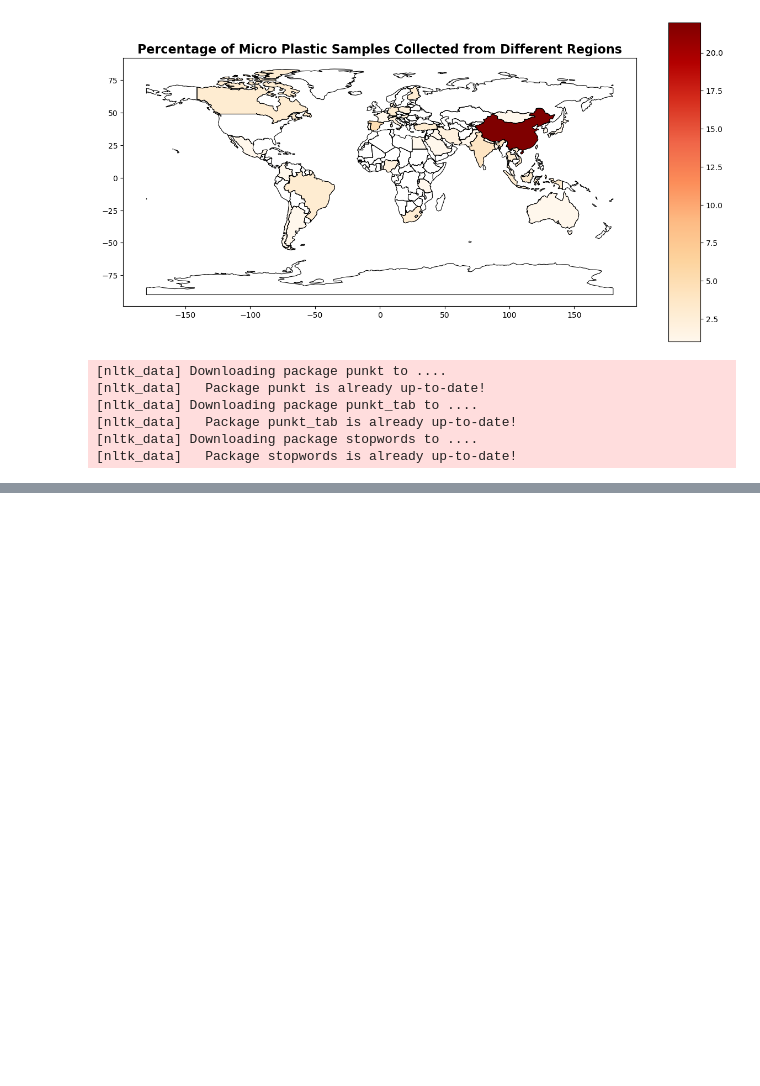
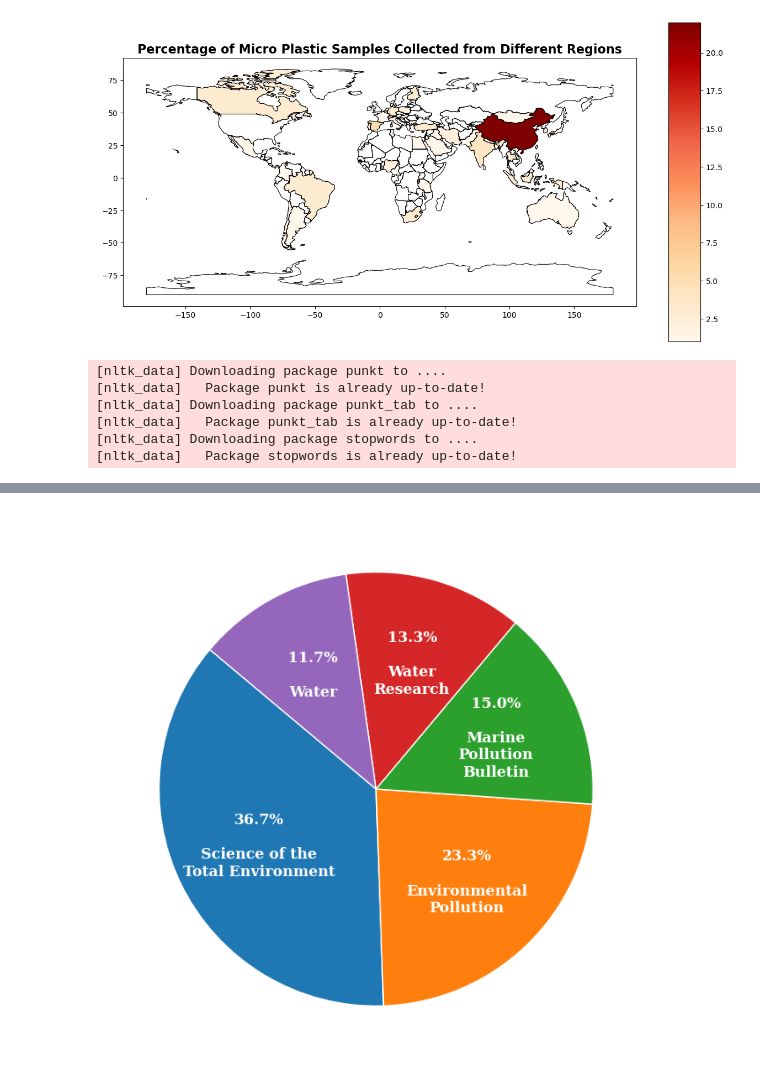
Before and after one commit to awnonbhowmik/MP_CSR, a Jupyter notebook: main.ipynb, the cells around one changed output, grey strips where cells are left out. Drawn from its saved outputs; the diff is of its cells as text; code cells hidden in the pictures; blank space fills up the shorter version.

```diff
--- a/main.ipynb
+++ b/main.ipynb
@@ -197,0 +199,37 @@ plt.show()
+# %%
+import matplotlib.pyplot as plt
+import seaborn as sns
+import pandas as pd
+
+# Data from the image
+journals = ["Science of the\nTotal Environment", "Environmental\nPollution",
+            "Marine\nPollution\nBulletin", "Water\nResearch", "Water"]
+counts = [22, 14, 9, 8, 7]
+
+# Prepare data in a pandas DataFrame
+data = pd.DataFrame({
+    'Journals': journals,
+    'Counts': counts
+})
+
+# Create a pie chart
+plt.figure(figsize=(8, 8))
+sns.set(style="whitegrid")
+
+# Plot the pie chart
+wedges, texts, autotexts = plt.pie(
+    data['Counts'], autopct=lambda pct: f"{pct:.1f}%",
+    startangle=140, colors=sns.color_palette("tab10", n_colors=len(journals)),
+)
+for i, autotext in enumerate(autotexts):
+    autotext.set_fontfamily('serif')
+    autotext.set_color('white')
+    autotext.set_fontweight('bold')
+    autotext.set_text(f"{autotext.get_text()}\n\n{journals[i]}")
+
+# Add a legend
+# plt.legend(wedges, data['Journals'], title="Journals", loc="best", bbox_to_anchor=(1, 0.5))
+# plt.title("Top 5 Journals Contribution")
+plt.show()
+# %% [output]
+[figure, added]
```
Also changed, not shown: parts of 4 cells of this notebook, 5 other files.
